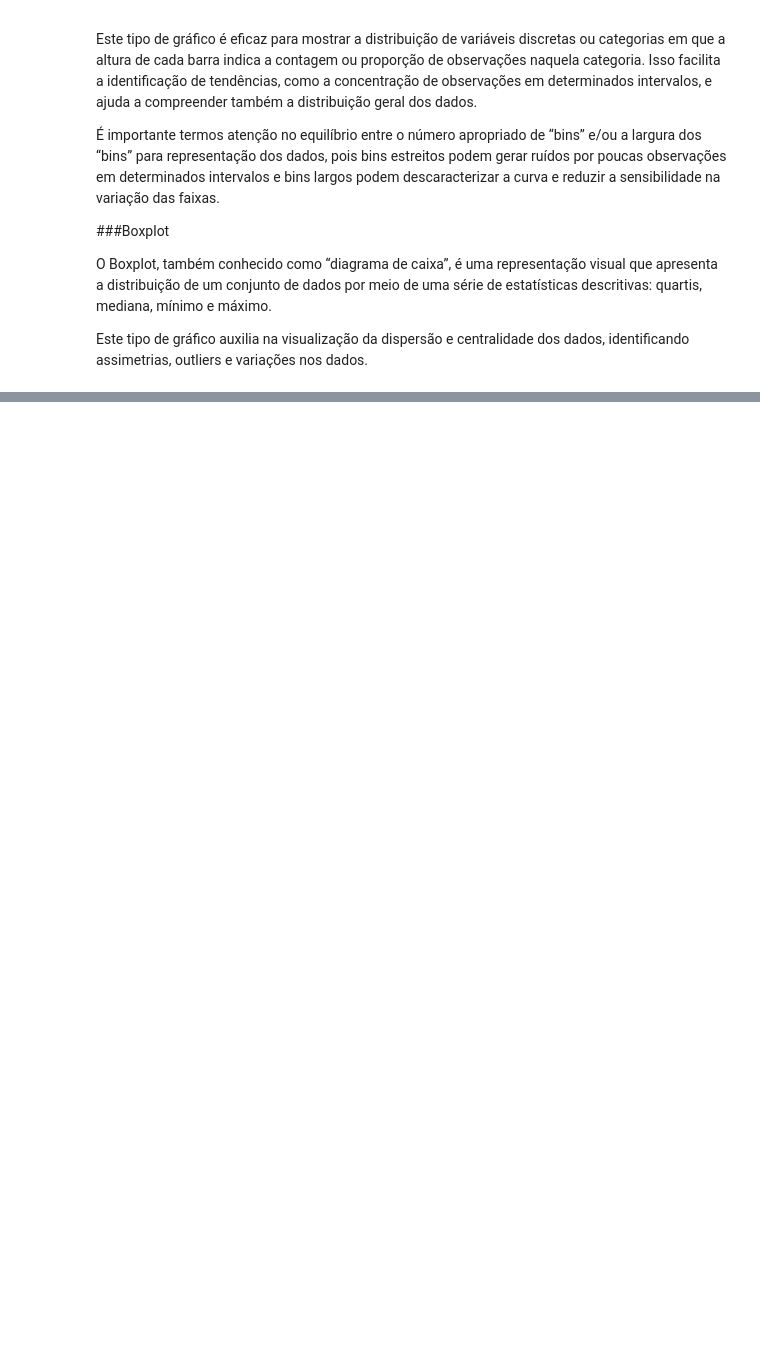
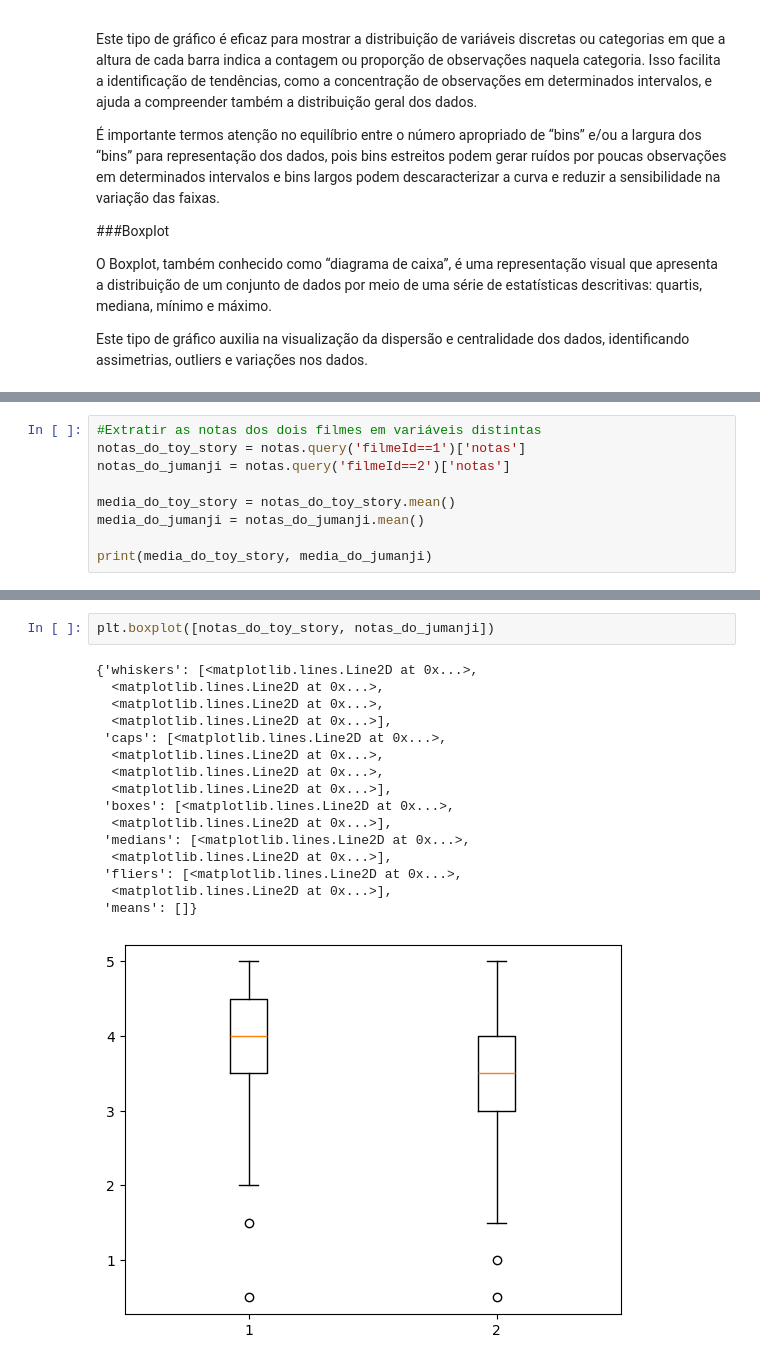
Before and after one commit to leandroclv/Python_data_science_alura, a Jupyter notebook: data_science/introd.ipynb, the cells around one changed output, grey strips where cells are left out. Drawn from its saved outputs; the diff is of its cells as text; blank space fills up the shorter version.

```diff
--- a/data_science/introd.ipynb
+++ b/data_science/introd.ipynb
@@ -732,0 +737,9 @@ Este tipo de gráfico auxilia na visualização da dispersão e centralidade dos
+# %%
+#Extratir as notas dos dois filmes em variáveis distintas
+notas_do_toy_story = notas.query('filmeId==1')['notas']
+notas_do_jumanji = notas.query('filmeId==2')['notas']
+
+media_do_toy_story = notas_do_toy_story.mean()
+media_do_jumanji = notas_do_jumanji.mean()
+
+print(media_do_toy_story, media_do_jumanji)
@@ -732,0 +778,19 @@ Este tipo de gráfico auxilia na visualização da dispersão e centralidade dos
+# %%
+plt.boxplot([notas_do_toy_story, notas_do_jumanji])
+# %% [output]
+{'whiskers': [<matplotlib.lines.Line2D at 0x...>,
+  <matplotlib.lines.Line2D at 0x...>,
+  <matplotlib.lines.Line2D at 0x...>,
+  <matplotlib.lines.Line2D at 0x...>],
+ 'caps': [<matplotlib.lines.Line2D at 0x...>,
+  <matplotlib.lines.Line2D at 0x...>,
+  <matplotlib.lines.Line2D at 0x...>,
+  <matplotlib.lines.Line2D at 0x...>],
+ 'boxes': [<matplotlib.lines.Line2D at 0x...>,
+  <matplotlib.lines.Line2D at 0x...>],
+ 'medians': [<matplotlib.lines.Line2D at 0x...>,
+  <matplotlib.lines.Line2D at 0x...>],
+ 'fliers': [<matplotlib.lines.Line2D at 0x...>,
+  <matplotlib.lines.Line2D at 0x...>],
+ 'means': []}
+[figure, added]
```
Also changed, not shown: parts of 13 cells of this notebook.
